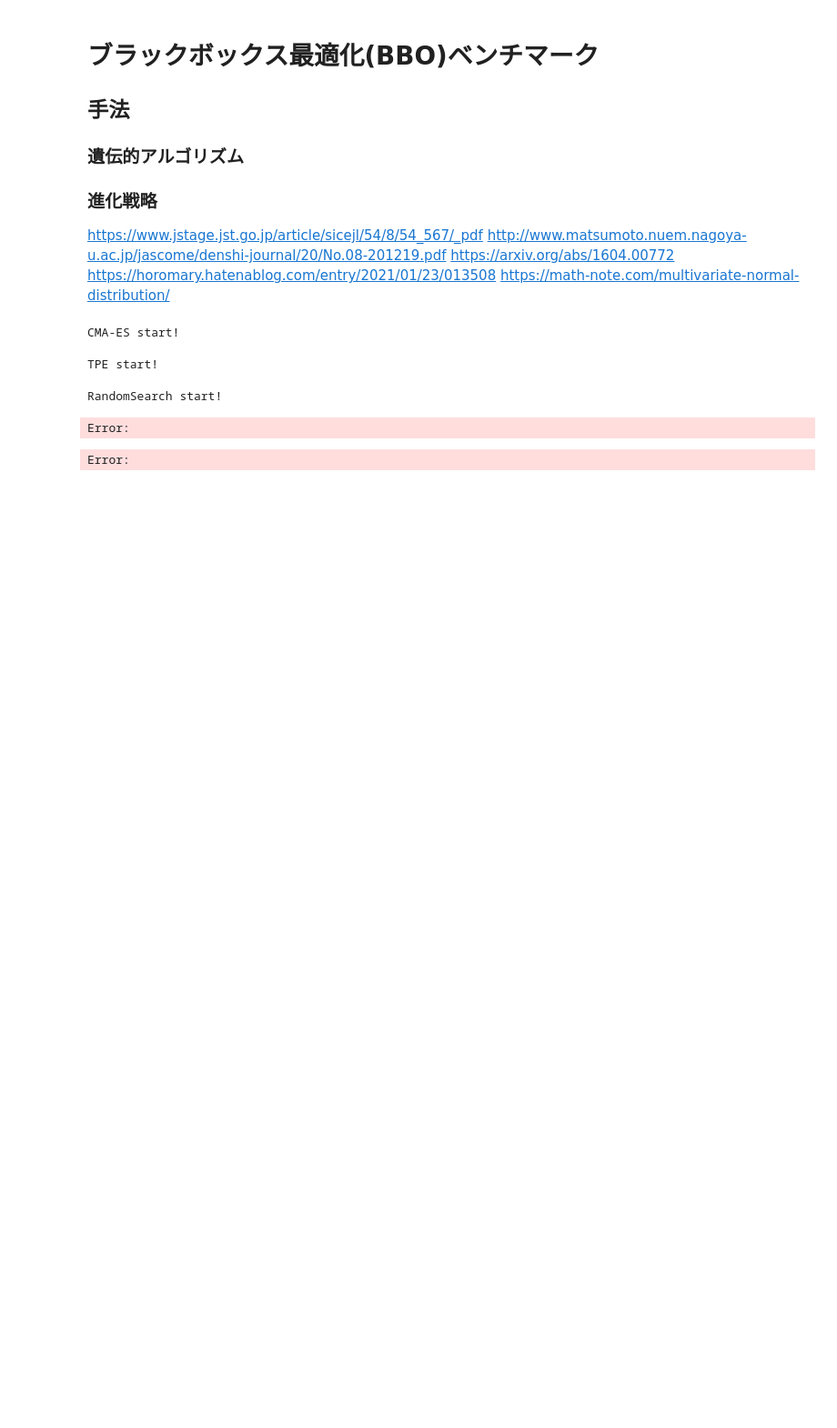
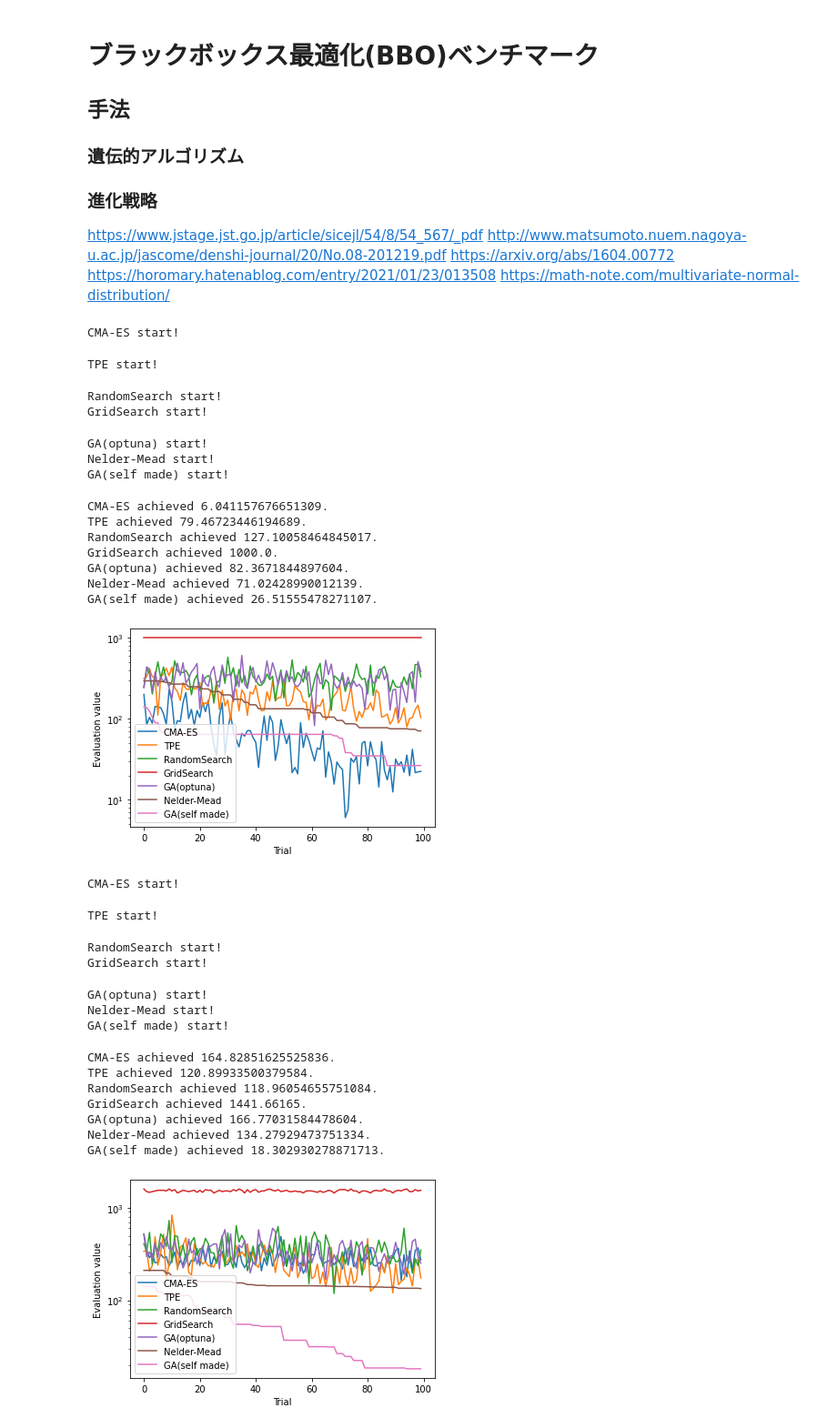
Before and after one commit to atnet-ok/bbo_benchmark, a Jupyter notebook: bbo_bench.ipynb, the cells around one changed output. Shown at 91% size. Drawn from its saved outputs; the diff is of its cells as text; code cells hidden in the pictures; blank space fills up the shorter version.

```diff
--- a/bbo_bench.ipynb
+++ b/bbo_bench.ipynb
@@ -14,6 +14,8 @@ https://math-note.com/multivariate-normal-distribution/
 import numpy as np
 import pandas as pd
 import matplotlib.pyplot as plt
+plt.rcParams["figure.facecolor"] = "white"
+
 import os
 import time
 import datetime
@@ -101,7 +103,7 @@ class BenchMarker():
         plt.show()
 # %%
 df = pd.DataFrame()
-dim_s = [100]
+dim_s = [10]
 max_iter =100
 
 for dim in dim_s:
@@ -110,32 +112,57 @@ for dim in dim_s:
                 'StyblinskiTangFunction':StyblinskiTangFunction(dim=dim),
                 'GriewankFunction':GriewankFunction(dim=dim),
                 'AckleyFunction':AckleyFunction(dim=dim),
                 'RosenbrockFunction':RosenbrockFunction(dim=dim),
                 'SchwefelFunction':SchwefelFunction(dim=dim),
                 'XinSheYangFunction':XinSheYangFunction(dim=dim),
             }
 
     for name,model in tqdm(model_s.items()):
         dict_additional = {
             'dimention':[],
             'model name':[]
         }
 
         bm = BenchMarker(max_iter=max_iter)
         df_temp = bm.benchmark(model = model)
         bm.plot_history(fig_name=str(dim)+'_'+name,is_log=True,is_save=True)
 
 
         dict_additional['dimention']=[dim for i in range(len(model_s))]
         dict_additional['model name']=[name for i in range(len(model_s))]
         df_additional = pd.DataFrame(dict_additional)
 
         df_temp = pd.concat([df_temp, df_additional], axis=1)
 
         df = pd.concat([df,df_temp])
 # %% [output]
 CMA-ES start!
 TPE start!
 RandomSearch start!
+GridSearch start!
-Error:
+GA(optuna) start!
+Nelder-Mead start!
+GA(self made) start!
-Error:
+CMA-ES achieved 6.041157676651309.
+TPE achieved 79.46723446194689.
+RandomSearch achieved 127.10058464845017.
+GridSearch achieved 1000.0.
+GA(optuna) achieved 82.3671844897604.
+Nelder-Mead achieved 71.02428990012139.
+GA(self made) achieved 26.51555478271107.
+[figure, added]
+CMA-ES start!
+TPE start!
+RandomSearch start!
+GridSearch start!
+GA(optuna) start!
+Nelder-Mead start!
+GA(self made) start!
+CMA-ES achieved 164.82851625525836.
+TPE achieved 120.89933500379584.
+RandomSearch achieved 118.96054655751084.
+GridSearch achieved 1441.66165.
+GA(optuna) achieved 166.77031584478604.
+Nelder-Mead achieved 134.27929473751334.
+GA(self made) achieved 18.302930278871713.
+[figure, added]
```
Also changed, not shown: parts of 2 cells of this notebook, 1 other file.
